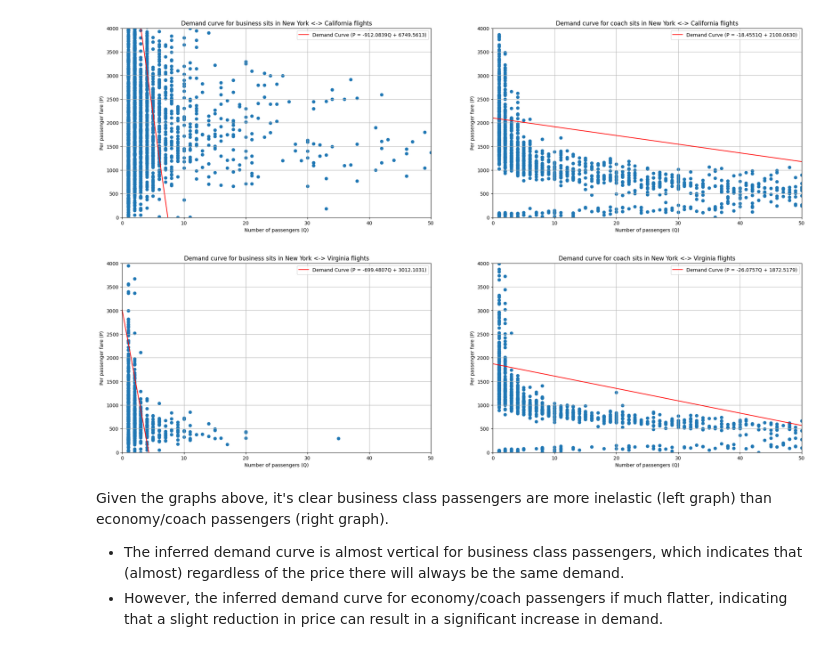
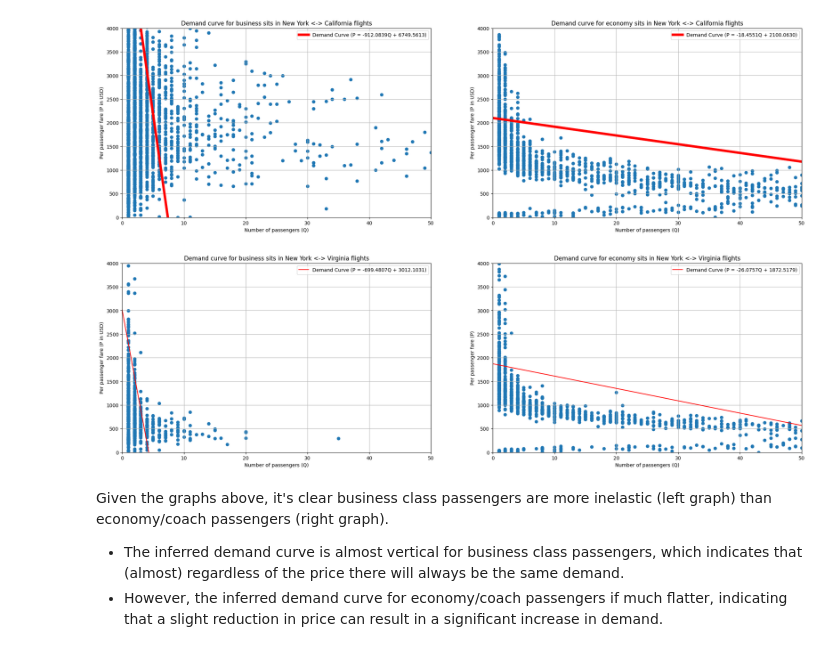
Before and after one commit to tulians/flight-elasticity, a Jupyter notebook: demand-curves.ipynb, the cells around one changed output. Cells and saved outputs as stored; diff of their text form; code cells hidden in the pictures.

```diff
--- a/demand-curves.ipynb
+++ b/demand-curves.ipynb
@@ -129,11 +129,12 @@ plt.plot(
     long_haul_passengers_per_business_fare.per_passenger_fare,
     color="red",
     label=regression_label,
+    lw=5
 )
 
 plt.xlabel("Number of passengers (Q)")
 plt.xlim(0, 50)
-plt.ylabel("Per passenger fare (P)")
+plt.ylabel("Per passenger fare (P in USD)")
 plt.ylim(0, 4000)
 plt.grid(True)
 plt.title("Demand curve for business sits in New York <-> California flights")
@@ -142,36 +143,37 @@ plt.legend()
 plt.subplot(1, 2, 2)
 plt.scatter(
     long_haul_passengers_per_coach_fare.total_passengers,
     long_haul_passengers_per_coach_fare.per_passenger_fare,
 )
 
 z = np.polyfit(
     long_haul_passengers_per_coach_fare.per_passenger_fare,  # x
     long_haul_passengers_per_coach_fare.total_passengers,  # y
     1,
 )
 
 p = np.poly1d(z)
 regression_label = f"Demand Curve (P = {1/z[0]:.4f}Q + {-z[1]/z[0]:.4f})"
 
 plt.plot(
     p(long_haul_passengers_per_coach_fare.per_passenger_fare),
     long_haul_passengers_per_coach_fare.per_passenger_fare,
     color="red",
     label=regression_label,
+    lw=5
 )
 
 plt.xlabel("Number of passengers (Q)")
 plt.xlim(0, 50)
-plt.ylabel("Per passenger fare (P)")
+plt.ylabel("Per passenger fare (P in USD)")
 plt.ylim(0, 4000)
 plt.grid(True)
-plt.title("Demand curve for coach sits in New York <-> California flights")
+plt.title("Demand curve for economy sits in New York <-> California flights")
 plt.legend()
 
 plt.show()
 # %% [output]
-[figure, old version]
+[figure, new version]
 # %%
 plt.figure(figsize=(25, 7))
 
@@ -199,7 +201,7 @@ plt.plot(
 
 plt.xlabel("Number of passengers (Q)")
 plt.xlim(0, 50)
-plt.ylabel("Per passenger fare (P)")
+plt.ylabel("Per passenger fare (P in USD)")
 plt.ylim(0, 4000)
 plt.grid(True)
 plt.title("Demand curve for business sits in New York <-> Virginia flights")
@@ -232,12 +234,12 @@ plt.xlim(0, 50)
 plt.ylabel("Per passenger fare (P)")
 plt.ylim(0, 4000)
 plt.grid(True)
-plt.title("Demand curve for coach sits in New York <-> Virginia flights")
+plt.title("Demand curve for economy sits in New York <-> Virginia flights")
 plt.legend()
 
 plt.show()
 # %% [output]
-[figure, old version]
+[figure, new version]
 # %% [markdown]
 Given the graphs above, it's clear business class passengers are more inelastic (left graph) than economy/coach passengers (right graph).
 - The inferred demand curve is almost vertical for business class passengers, which indicates that (almost) regardless of the price there will always be the same demand.
```
